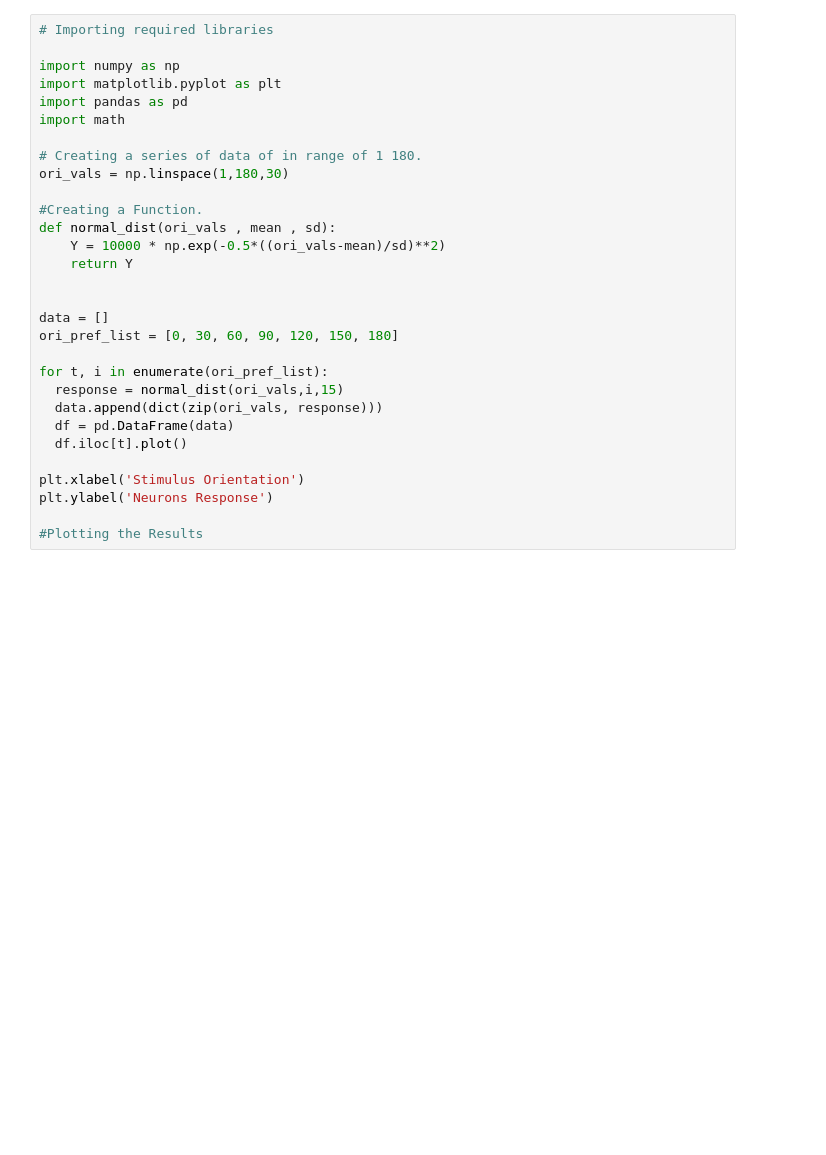
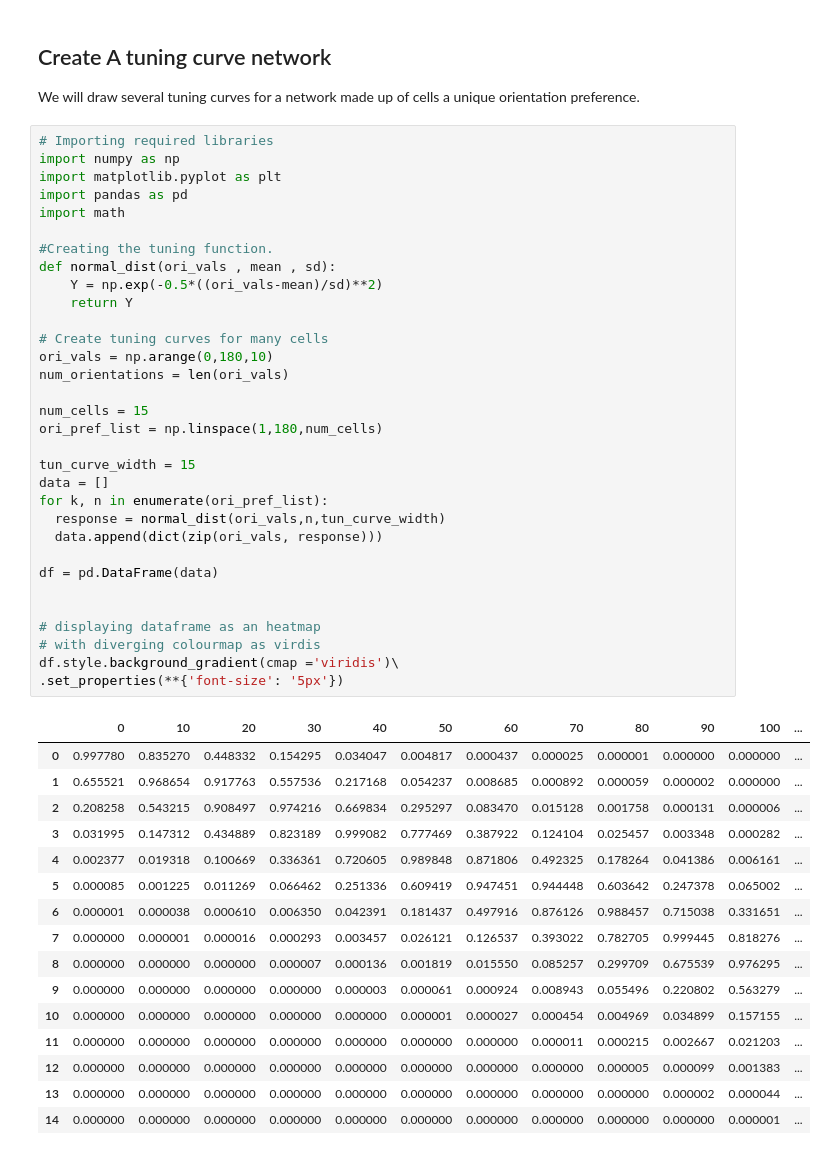
Before and after one commit to luisjexp/tchBIOMACH, a Jupyter notebook: Copy_of_feature_tuning_curve.ipynb, the cells around one changed output. Drawn from its saved outputs; the diff is of its cells as text; blank space fills up the shorter version.

```diff
--- a/Copy_of_feature_tuning_curve.ipynb
+++ b/Copy_of_feature_tuning_curve.ipynb
@@ -24,30 +24,53 @@ Lets try to draw our own tuning curves. We will draw several tuning curves for d
+# %% [markdown]
+## Create A tuning curve network
+
+We will draw several tuning curves for a network made up of cells a unique orientation preference.
 # %%
 # Importing required libraries
-
 import numpy as np
 import matplotlib.pyplot as plt
 import pandas as pd
 import math
 
-# Creating a series of data of in range of 1 180.
-ori_vals = np.linspace(1,180,30)
-
-#Creating a Function.
+#Creating the tuning function.
 def normal_dist(ori_vals , mean , sd):
-    Y = 10000 * np.exp(-0.5*((ori_vals-mean)/sd)**2)
+    Y = np.exp(-0.5*((ori_vals-mean)/sd)**2)
     return Y
 
+# Create tuning curves for many cells
+ori_vals = np.arange(0,180,10)
+num_orientations = len(ori_vals)
 
+num_cells = 15
+ori_pref_list = np.linspace(1,180,num_cells)
+
+tun_curve_width = 15
 data = []
-ori_pref_list = [0, 30, 60, 90, 120, 150, 180]
+for k, n in enumerate(ori_pref_list):
+  response = normal_dist(ori_vals,n,tun_curve_width)
+  data.append(dict(zip(ori_vals, response)))
 
-for t, i in enumerate(ori_pref_list):
-  response = normal_dist(ori_vals,i,15)
-  data.append(dict(zip(ori_vals, response)))
-  df = pd.DataFrame(data)
-  df.iloc[t].plot()
+df = pd.DataFrame(data)
 
-plt.xlabel('Stimulus Orientation')
-plt.ylabel('Neurons Response')
 
-#Plotting the Results
+# displaying dataframe as an heatmap
+# with diverging colourmap as virdis
+df.style.background_gradient(cmap ='viridis')\
+.set_properties(**{'font-size': '5px'})
+# %% [output]
+|  | 0 | 10 | 20 | 30 | 40 | 50 | 60 | 70 | 80 | 90 | 100 | ... |
+| 0 | 0.997780 | 0.835270 | 0.448332 | 0.154295 | 0.034047 | 0.004817 | 0.000437 | 0.000025 | 0.000001 | 0.000000 | 0.000000 | ... |
+| 1 | 0.655521 | 0.968654 | 0.917763 | 0.557536 | 0.217168 | 0.054237 | 0.008685 | 0.000892 | 0.000059 | 0.000002 | 0.000000 | ... |
+| 2 | 0.208258 | 0.543215 | 0.908497 | 0.974216 | 0.669834 | 0.295297 | 0.083470 | 0.015128 | 0.001758 | 0.000131 | 0.000006 | ... |
+| 3 | 0.031995 | 0.147312 | 0.434889 | 0.823189 | 0.999082 | 0.777469 | 0.387922 | 0.124104 | 0.025457 | 0.003348 | 0.000282 | ... |
+| 4 | 0.002377 | 0.019318 | 0.100669 | 0.336361 | 0.720605 | 0.989848 | 0.871806 | 0.492325 | 0.178264 | 0.041386 | 0.006161 | ... |
+| 5 | 0.000085 | 0.001225 | 0.011269 | 0.066462 | 0.251336 | 0.609419 | 0.947451 | 0.944448 | 0.603642 | 0.247378 | 0.065002 | ... |
+| 6 | 0.000001 | 0.000038 | 0.000610 | 0.006350 | 0.042391 | 0.181437 | 0.497916 | 0.876126 | 0.988457 | 0.715038 | 0.331651 | ... |
+| 7 | 0.000000 | 0.000001 | 0.000016 | 0.000293 | 0.003457 | 0.026121 | 0.126537 | 0.393022 | 0.782705 | 0.999445 | 0.818276 | ... |
+| 8 | 0.000000 | 0.000000 | 0.000000 | 0.000007 | 0.000136 | 0.001819 | 0.015550 | 0.085257 | 0.299709 | 0.675539 | 0.976295 | ... |
+| 9 | 0.000000 | 0.000000 | 0.000000 | 0.000000 | 0.000003 | 0.000061 | 0.000924 | 0.008943 | 0.055496 | 0.220802 | 0.563279 | ... |
+| 10 | 0.000000 | 0.000000 | 0.000000 | 0.000000 | 0.000000 | 0.000001 | 0.000027 | 0.000454 | 0.004969 | 0.034899 | 0.157155 | ... |
+| 11 | 0.000000 | 0.000000 | 0.000000 | 0.000000 | 0.000000 | 0.000000 | 0.000000 | 0.000011 | 0.000215 | 0.002667 | 0.021203 | ... |
+| 12 | 0.000000 | 0.000000 | 0.000000 | 0.000000 | 0.000000 | 0.000000 | 0.000000 | 0.000000 | 0.000005 | 0.000099 | 0.001383 | ... |
+| 13 | 0.000000 | 0.000000 | 0.000000 | 0.000000 | 0.000000 | 0.000000 | 0.000000 | 0.000000 | 0.000000 | 0.000002 | 0.000044 | ... |
+| 14 | 0.000000 | 0.000000 | 0.000000 | 0.000000 | 0.000000 | 0.000000 | 0.000000 | 0.000000 | 0.000000 | 0.000000 | 0.000001 | ... |
```
Also changed, not shown: parts of 10 cells of this notebook.
